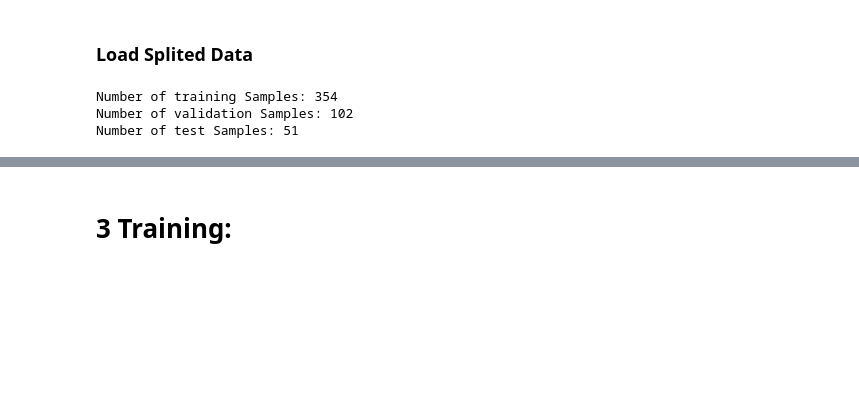
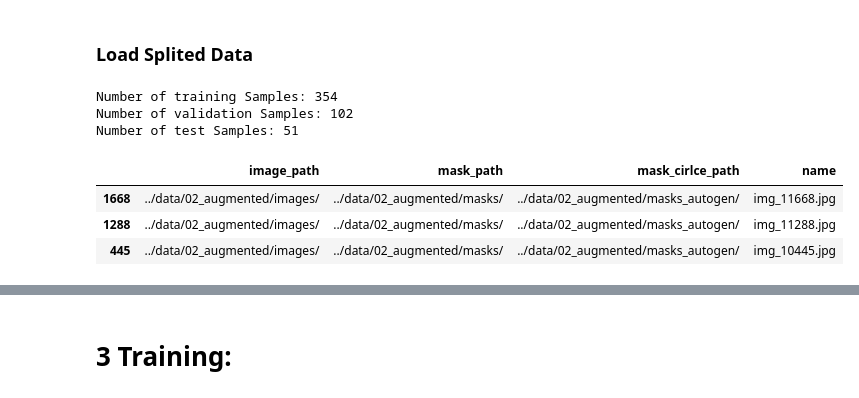
Before and after one commit to dschori/Rumex-Detection, a Jupyter notebook: notebooks/20_UNet.ipynb, the cells around one changed output, grey strips where cells are left out. Saved outputs shown, nothing was run; the diff lists cells and outputs as text; code cells hidden in the pictures; blank space fills up the shorter version.

```diff
--- a/notebooks/20_UNet.ipynb
+++ b/notebooks/20_UNet.ipynb
@@ -106,6 +93,19 @@ df_files_test.sort()
 assert folder_files_train == df_files_train, 'Train Files in Folder and Dataframe dont match'
 assert folder_files_val == df_files_val, 'Validation Files in Folder and Dataframe dont match'
 assert folder_files_test == df_files_test, 'Test Files in Folder and Dataframe dont match'
+# %%
+imgs = os.listdir(DATA_BASE_PATH+"/02_augmented/images")
+files = {"image_path":DATA_BASE_PATH+"/02_augmented/images/",
+             "mask_path":DATA_BASE_PATH+"/02_augmented/masks/",
+             "mask_cirlce_path":DATA_BASE_PATH+"/02_augmented/masks_autogen/",
+             "name":imgs}
+aug_df = pd.DataFrame.from_dict(files)
+aug_df.sample(3)
+# %% [output]
+|  | image_path | mask_path | mask_cirlce_path | name |
+| 1668 | ../data/02_augmented/images/ | ../data/02_augmented/masks/ | ../data/02_augmented/masks_autogen/ | img_11668.jpg |
+| 1288 | ../data/02_augmented/images/ | ../data/02_augmented/masks/ | ../data/02_augmented/masks_autogen/ | img_11288.jpg |
+| 445 | ../data/02_augmented/images/ | ../data/02_augmented/masks/ | ../data/02_augmented/masks_autogen/ | img_10445.jpg |
 # %%
 train_df.sample(1)
 # %% [output]
```
Also changed, not shown: parts of 25 cells of this notebook.
